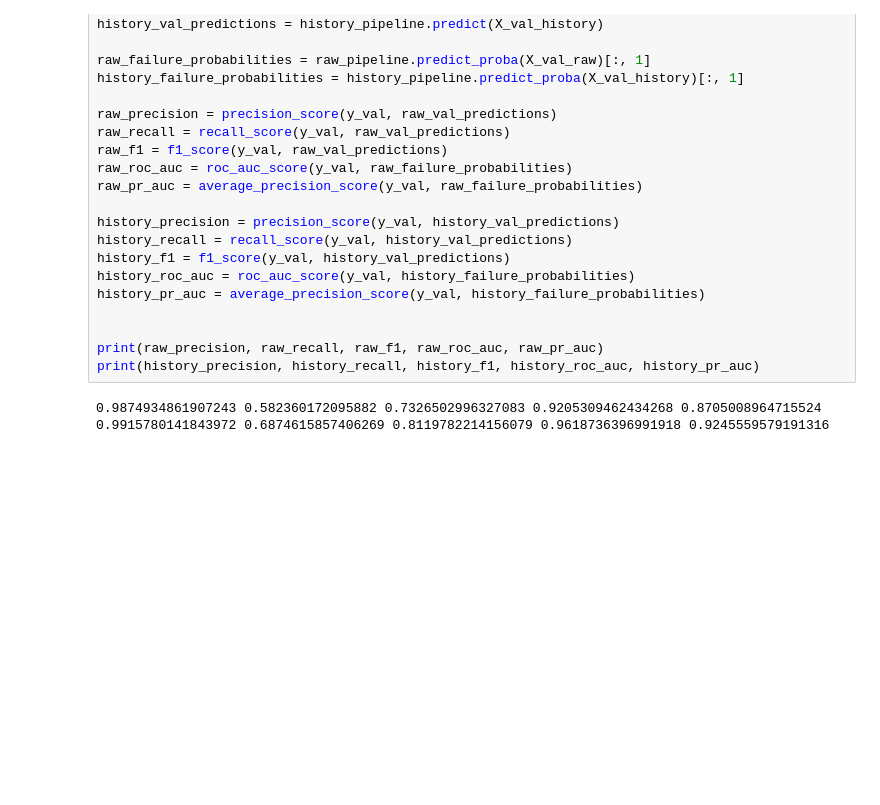
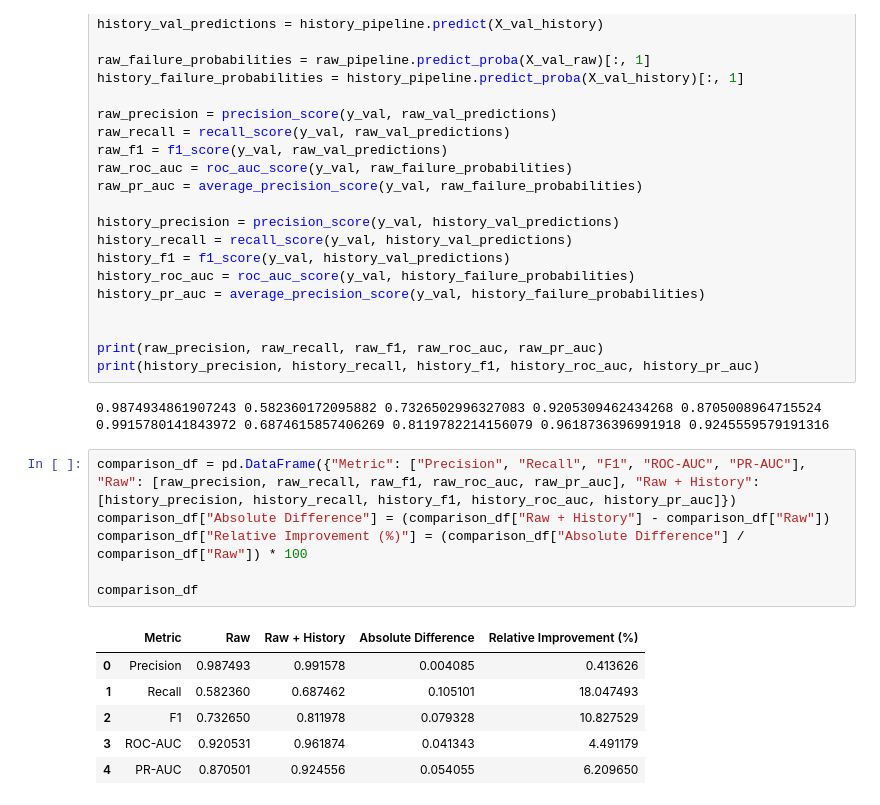
Before and after one commit to Jenushan44/pulse, a Jupyter notebook: notebooks/10_compare_history_features.ipynb, the cells around one changed output. Cells and saved outputs as stored; diff of their text form; blank space fills up the shorter version.

Commit message:
docs: compare raw and history feature results

```diff
--- a/notebooks/10_compare_history_features.ipynb
+++ b/notebooks/10_compare_history_features.ipynb
@@ -93,3 +93,16 @@ print(history_precision, history_recall, history_f1, history_roc_auc, history_pr
 # %% [output]
 0.9874934861907243 0.582360172095882 0.7326502996327083 0.9205309462434268 0.8705008964715524
 0.9915780141843972 0.6874615857406269 0.8119782214156079 0.9618736396991918 0.9245559579191316
+# %%
+comparison_df = pd.DataFrame({"Metric": ["Precision", "Recall", "F1", "ROC-AUC", "PR-AUC"], "Raw": [raw_precision, raw_recall, raw_f1, raw_roc_auc, raw_pr_auc], "Raw + History": [history_precision, history_recall, history_f1, history_roc_auc, history_pr_auc]})
+comparison_df["Absolute Difference"] = (comparison_df["Raw + History"] - comparison_df["Raw"])
+comparison_df["Relative Improvement (%)"] = (comparison_df["Absolute Difference"] / comparison_df["Raw"]) * 100
+
+comparison_df
+# %% [output]
+|  | Metric | Raw | Raw + History | Absolute Difference | Relative Improvement (%) |
+| 0 | Precision | 0.987493 | 0.991578 | 0.004085 | 0.413626 |
+| 1 | Recall | 0.582360 | 0.687462 | 0.105101 | 18.047493 |
+| 2 | F1 | 0.732650 | 0.811978 | 0.079328 | 10.827529 |
+| 3 | ROC-AUC | 0.920531 | 0.961874 | 0.041343 | 4.491179 |
+| 4 | PR-AUC | 0.870501 | 0.924556 | 0.054055 | 6.209650 |
```
Also changed, not shown: parts of 1 cell of this notebook.
